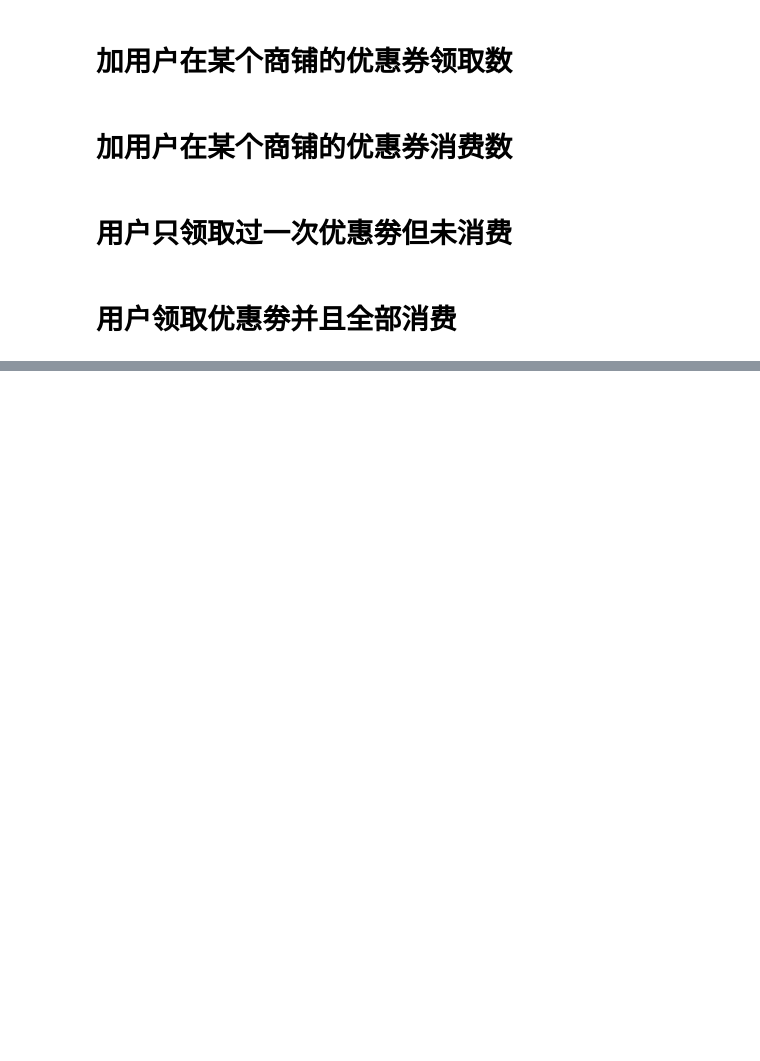
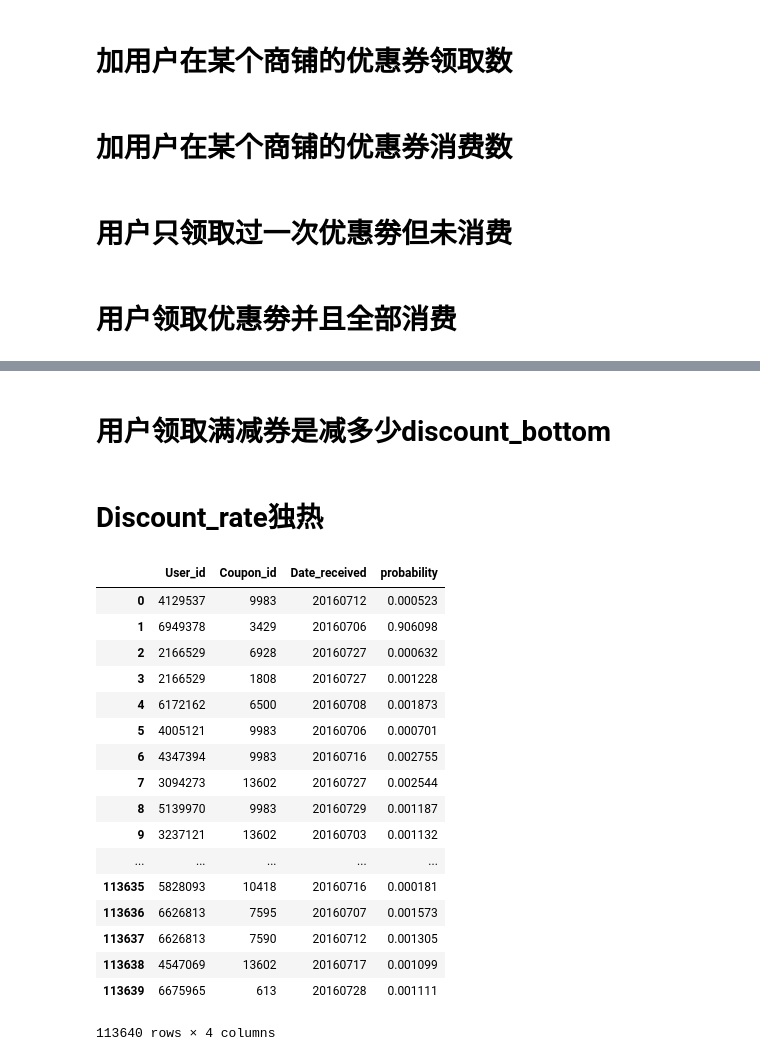
Before and after one commit to DataLab-CQU-666/O2O, a Jupyter notebook: pl/all_feature.ipynb, the cells around one changed output, grey strips where cells are left out. Saved outputs shown, nothing was run; the diff lists cells and outputs as text; code cells hidden in the pictures; blank space fills up the shorter version.

```diff
--- a/pl/all_feature.ipynb
+++ b/pl/all_feature.ipynb
@@ -331,6 +329,3 @@ off_train = off_train.fillna({'One_coupon_no_consume':0})
 off_test = off_test.merge(user_coupon_count_1, on='User_id', how='left')
 off_test.rename(columns={'Coupon_size':'One_coupon_no_consume'}, inplace=True)
 off_test = off_test.fillna({'One_coupon_no_consume':0})
-# %%
-off_train = off_train.fillna(0)
-off_test = off_test.fillna(0)
@@ -337,8 +592,40 @@ off_test = off_test.fillna(0)
+# %% [markdown]
+# 用户领取满减券是减多少discount_bottom
+# %%
+import re
+regex = re.compile('^\d+:\d+$')
+
+def discount(z):
+    if re.match(regex, str(z['Discount_rate'])):
+        num_max, num_min = z['Discount_rate'].split(':')
+        return num_min
+    else:
+        return np.NaN
+
+off_train['discount_bottom'] = off_train.apply(discount, axis = 1)
+off_test['discount_bottom'] = off_test.apply(discount, axis = 1)
+
+off_train = off_train.fillna({'discount_bottom':0})
+off_test = off_test.fillna({'discount_bottom':0})
+# %% [markdown]
+# Discount_rate独热
+# %%
+#对训练集和测试集中的Discount_rate进行独热编码
+off_train = pd.concat([off_train, pd.get_dummies(off_train.Discount_rate, prefix='Discount_rate')], axis=1)
+off_test = pd.concat([off_test, pd.get_dummies(off_test.Discount_rate, prefix='Discount_rate')], axis=1)
+
+#训练集中出现了4个测试集中没有出现的码段，进行填充
+m = list(set(off_train.columns.tolist()) - set(off_test.columns.tolist()))
+for i in m:
+    off_test[i] = 0
+
+#测试集中有一个训练集中没有的码段，进行填充
+off_train['Discount_rate_500:30'] = 0
 # %%
 #训练数据、训练标签、测试数据的设置
-x_train = off_train.drop(columns = ['Date_received', 'User_id', 'Merchant_id', 'Coupon_id', 'Date', 'result', 'days'])
+x_train = off_train.drop(columns = ['Date_received', 'User_id', 'Merchant_id', 'Coupon_id', 'Date', 'result', 'days', 'Discount_rate'])
 y_train = off_train.result
-x_test = off_test.drop(columns = ['Date_received', 'User_id', 'Merchant_id', 'Coupon_id'])
+x_test = off_test.drop(columns = ['Date_received', 'User_id', 'Merchant_id', 'Coupon_id', 'Discount_rate'])
 
 #将训练数据和测试数据的列一一对应
 x_test = x_test[x_train.columns.tolist()]
@@ -355,4 +642,25 @@ save = off_test[['User_id', 'Coupon_id', 'Date_received']]
 save.insert(3, 'probability', predict[:,1], True)
 
 #输出结果为csv
-save.to_csv('E:/tianchi/20180726/all_feature.csv', index = None)
+save.to_csv('E:/tianchi/20180728/29_feature.csv', index = None)
+# %%
+save
+# %% [output]
+|  | User_id | Coupon_id | Date_received | probability |
+| 0 | 4129537 | 9983 | 20160712 | 0.000523 |
+| 1 | 6949378 | 3429 | 20160706 | 0.906098 |
+| 2 | 2166529 | 6928 | 20160727 | 0.000632 |
+| 3 | 2166529 | 1808 | 20160727 | 0.001228 |
+| 4 | 6172162 | 6500 | 20160708 | 0.001873 |
+| 5 | 4005121 | 9983 | 20160706 | 0.000701 |
+| 6 | 4347394 | 9983 | 20160716 | 0.002755 |
+| 7 | 3094273 | 13602 | 20160727 | 0.002544 |
+| 8 | 5139970 | 9983 | 20160729 | 0.001187 |
+| 9 | 3237121 | 13602 | 20160703 | 0.001132 |
+| ... | ... | ... | ... | ... |
+| 113635 | 5828093 | 10418 | 20160716 | 0.000181 |
+| 113636 | 6626813 | 7595 | 20160707 | 0.001573 |
+| 113637 | 6626813 | 7590 | 20160712 | 0.001305 |
+| 113638 | 4547069 | 13602 | 20160717 | 0.001099 |
+| 113639 | 6675965 | 613 | 20160728 | 0.001111 |
+113640 rows × 4 columns
```
Also changed, not shown: parts of 33 cells of this notebook, 2 other files.
